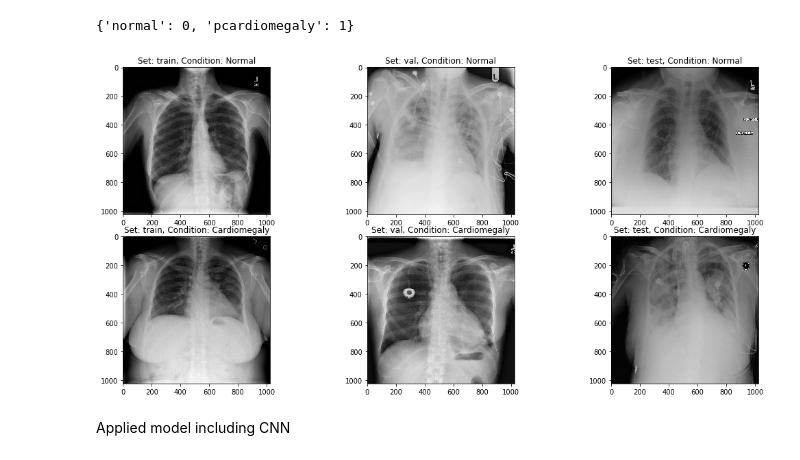
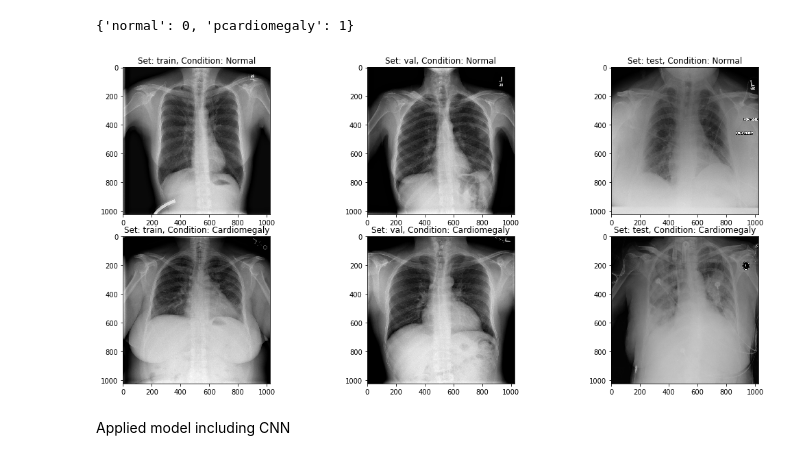
Before and after one commit to neeharikasinha/Capstone1, a Jupyter notebook: CXR_model_cardiomegaly_2.ipynb, the cells around one changed output. Drawn from its saved outputs; the diff is of its cells as text; code cells hidden in the pictures.

```diff
--- a/CXR_model_cardiomegaly_2.ipynb
+++ b/CXR_model_cardiomegaly_2.ipynb
@@ -66,20 +66,20 @@ train_generator.class_indices
 {'normal': 0, 'pcardiomegaly': 1}
 # %%
 # code to print the images and see if there are any specific visual analysis.
-input_path = '/Users/neeharikasinha/Documents/datascience-course/CXR/'
+input_path = '/Users/neeharikasinha/Documents/datascience-course/CXR2/'
 
 fig, ax = plt.subplots(2, 3, figsize=(15, 7))
 ax = ax.ravel()
 plt.tight_layout()
 
 for i, _set in enumerate(['train', 'val', 'test']):
     set_path = input_path+_set
     ax[i].imshow(plt.imread(set_path+'/normal/'+os.listdir(set_path+'/normal')[0]), cmap='gray')
     ax[i].set_title('Set: {}, Condition: Normal'.format(_set))
     ax[i+3].imshow(plt.imread(set_path+'/pcardiomegaly/'+os.listdir(set_path+'/pcardiomegaly')[0]), cmap='gray')
     ax[i+3].set_title('Set: {}, Condition: Cardiomegaly'.format(_set))
 # %% [output]
-[figure, old version]
+[figure, new version]
 # %% [markdown]
 Applied model including CNN
 # %%
```
Also changed, not shown: parts of 10 cells of this notebook.
